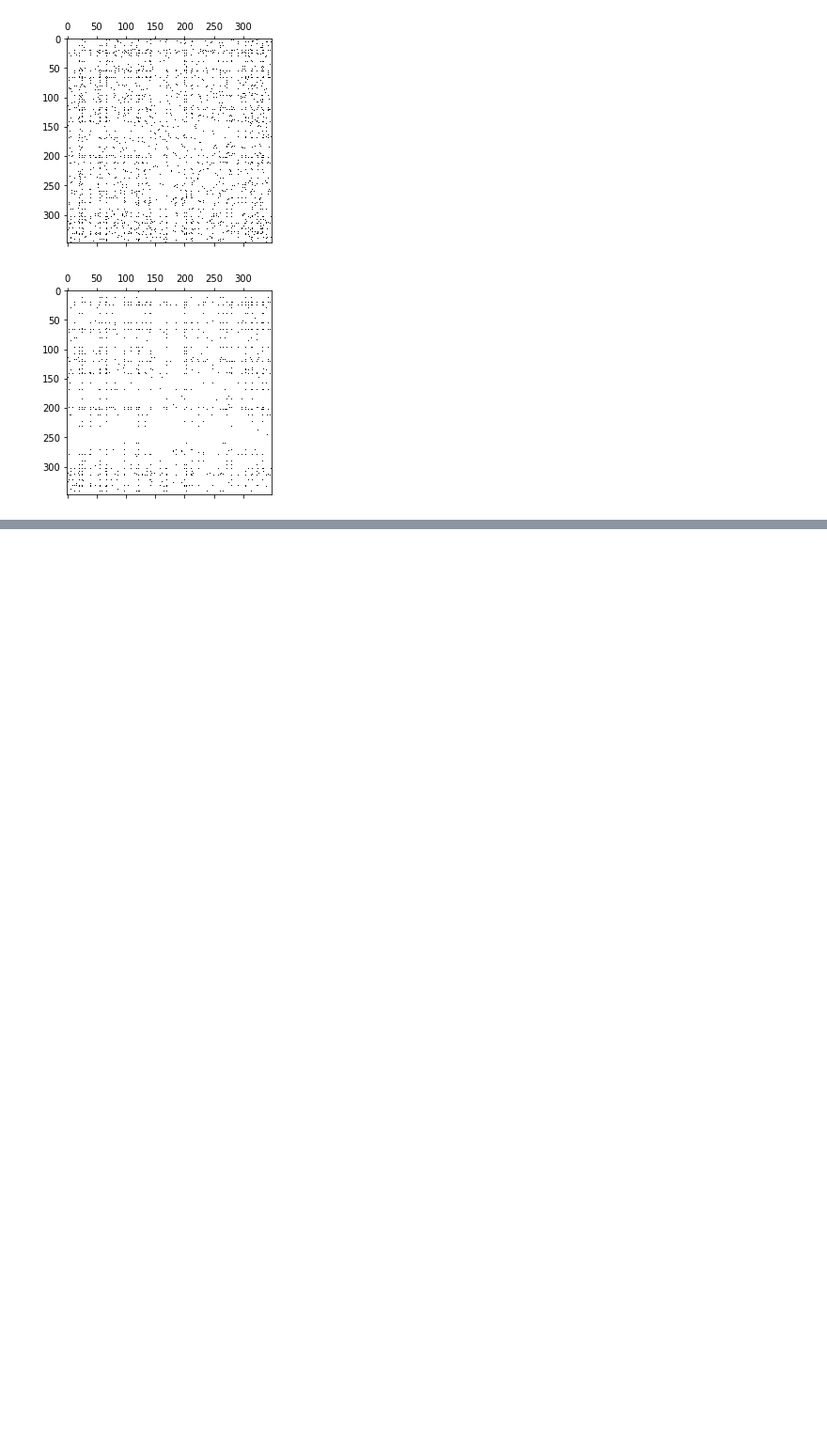
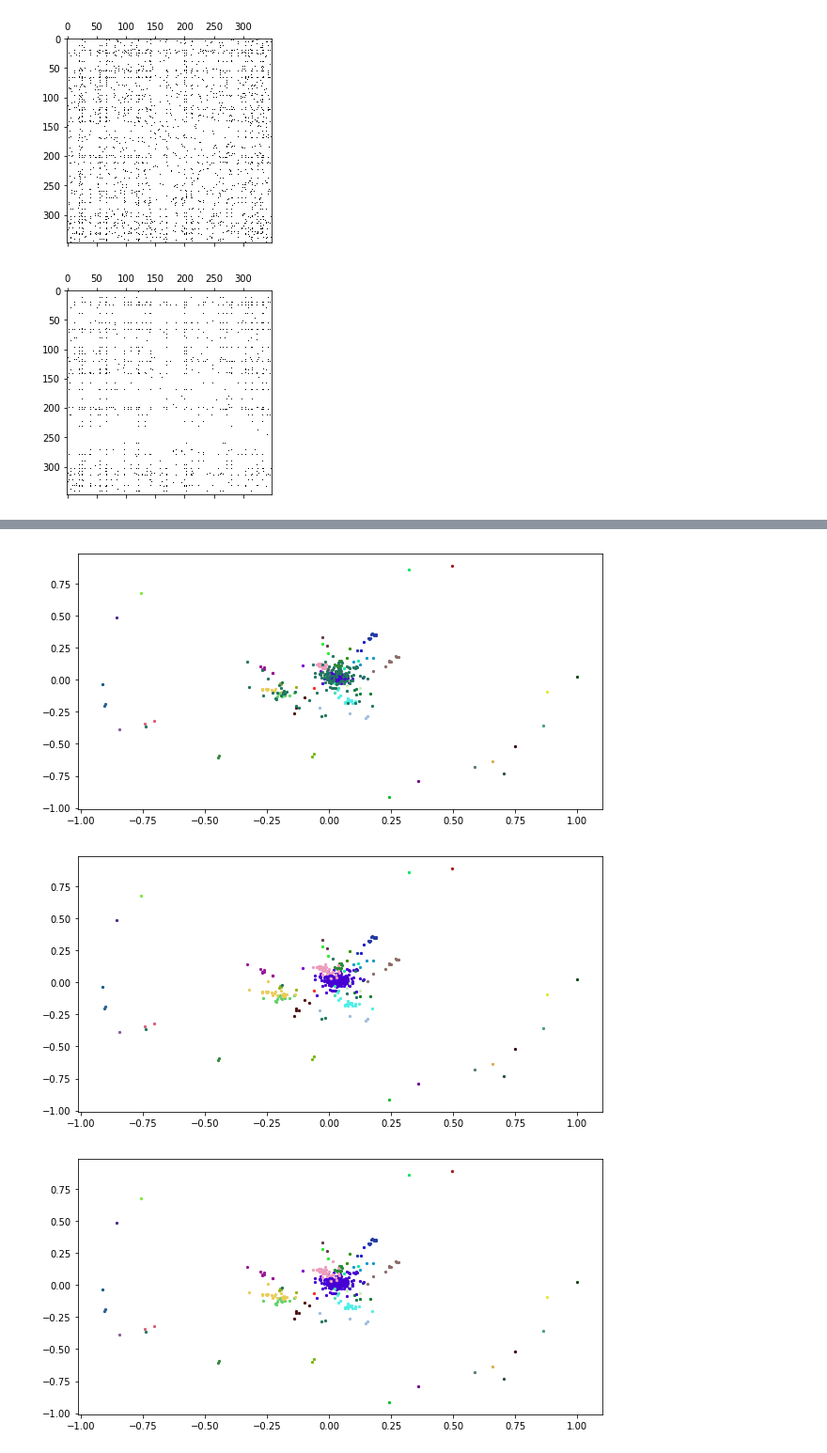
Before and after one commit to barbafrank/LCP_projects_Y2, a Jupyter notebook: Clustering.ipynb, the cells around one changed output, grey strips where cells are left out. Shown at 94% size. Cells and saved outputs as stored; diff of their text form; code cells hidden in the pictures; blank space fills up the shorter version.

```diff
--- a/Clustering.ipynb
+++ b/Clustering.ipynb
@@ -172,0 +195,8 @@ print(np.sort(np.sum(A_mat, 1)))
+# %%
+print(cluster(L, np.array(
+     [194, 147, 56, 275, 337, 2, 33, 90, 11, 91, 47, 34, 97, 58, 99, 15, 49, 74, 12, 43, 18, 37, 36, 256, 247, 244, 228, 335, 316, 293, 292, 287, 286, 215, 210, 157, 153, 114, 160, 209, 198, 183, 0]
+     ), 5, A_mat, plot_steps=True))
+# %% [output]
+[figure, added]
+[figure, added]
+[figure, added]
```
Also changed, not shown: parts of 6 cells of this notebook, 2 other files.
